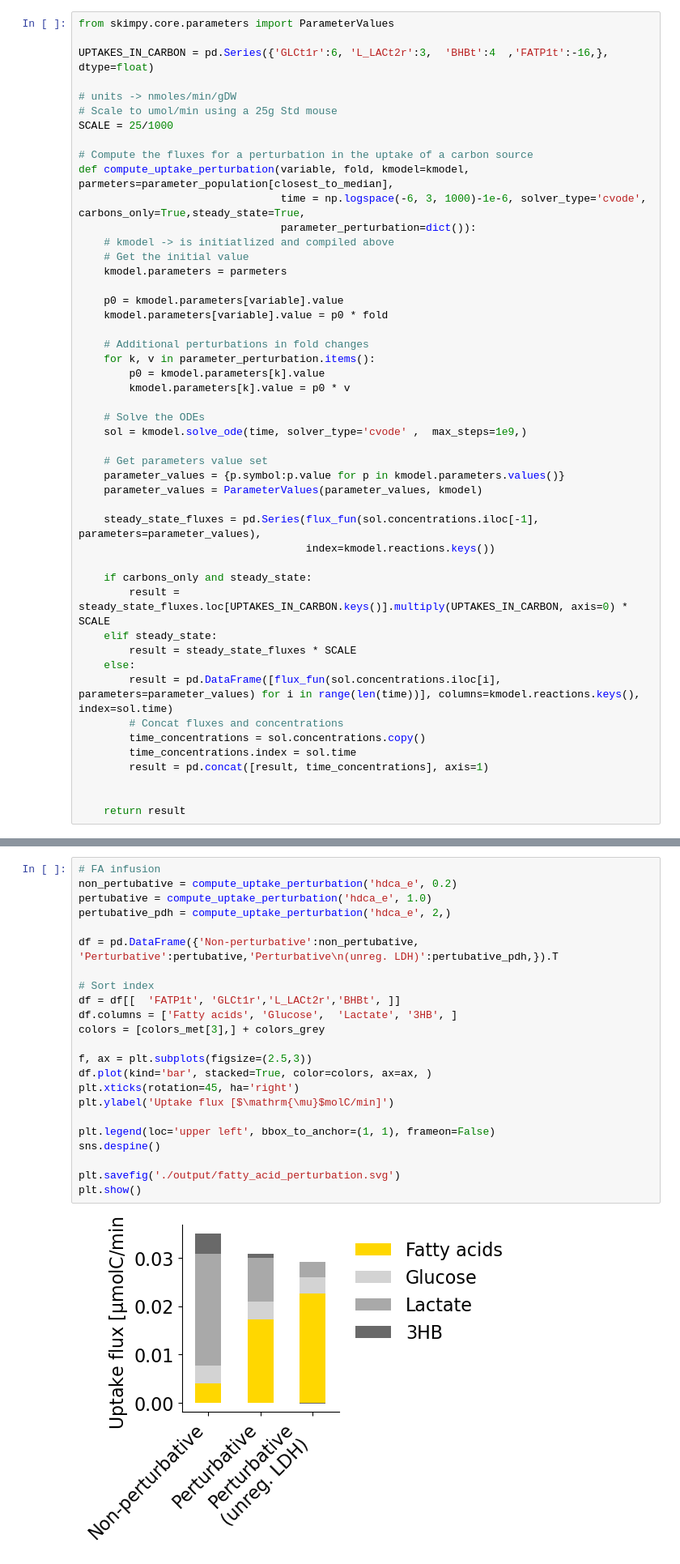
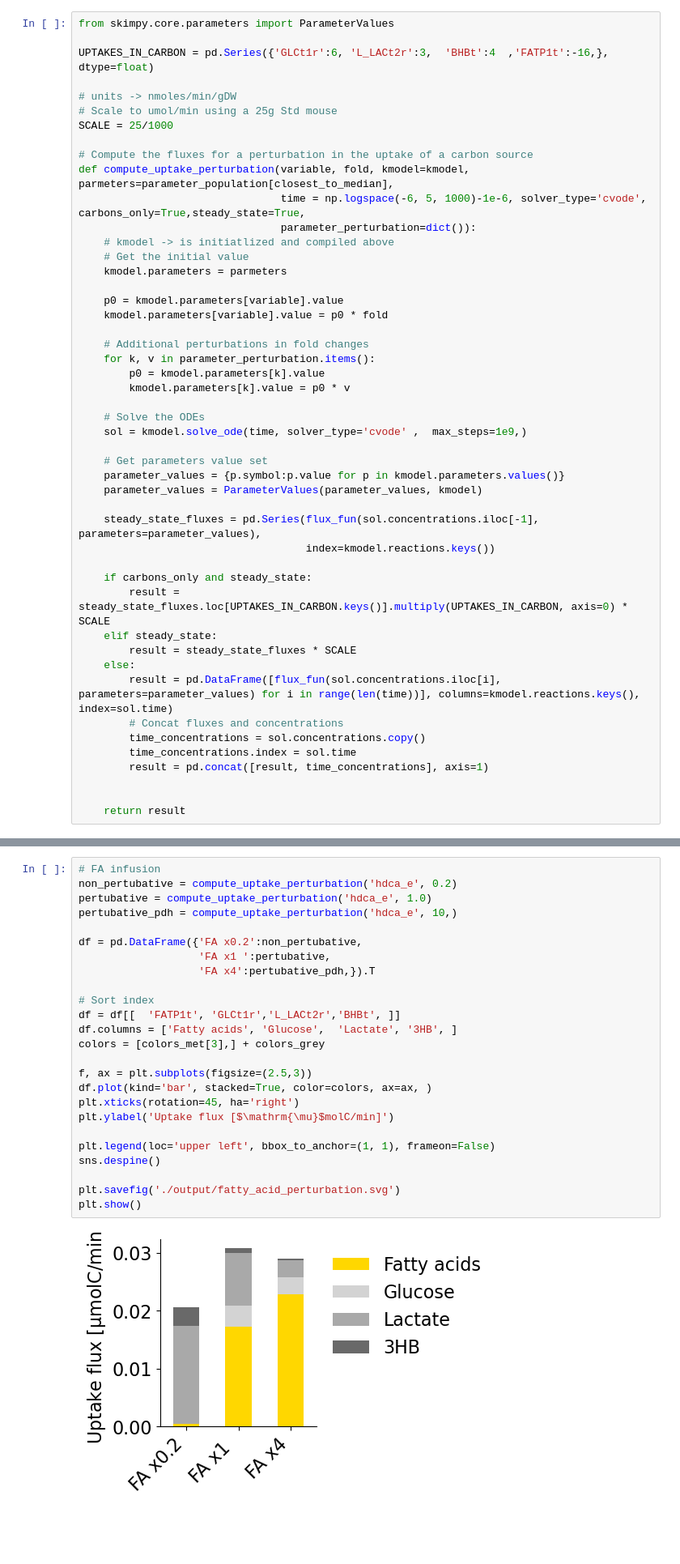
Before and after one commit to weilandtd/competitive_catabolism, a Jupyter notebook: mechanistic_model/control_analysis.ipynb, the cells around one changed output, grey strips where cells are left out. Shown at 81% size. Cells and saved outputs as stored; diff of their text form; blank space fills up the shorter version.

```diff
--- a/mechanistic_model/control_analysis.ipynb
+++ b/mechanistic_model/control_analysis.ipynb
@@ -300,7 +327,7 @@ SCALE = 25/1000
 
 # Compute the fluxes for a perturbation in the uptake of a carbon source
 def compute_uptake_perturbation(variable, fold, kmodel=kmodel, parmeters=parameter_population[closest_to_median],
-                                time = np.logspace(-6, 3, 1000)-1e-6, solver_type='cvode', carbons_only=True,steady_state=True,
+                                time = np.logspace(-6, 5, 1000)-1e-6, solver_type='cvode', carbons_only=True,steady_state=True,
                                 parameter_perturbation=dict()):
     # kmodel -> is initiatlized and compiled above
     # Get the initial value
@@ -429,28 +456,30 @@ plt.show()
 # %%
 # FA infusion
 non_pertubative = compute_uptake_perturbation('hdca_e', 0.2)
 pertubative = compute_uptake_perturbation('hdca_e', 1.0)
-pertubative_pdh = compute_uptake_perturbation('hdca_e', 2,)
+pertubative_pdh = compute_uptake_perturbation('hdca_e', 10,)
 
-df = pd.DataFrame({'Non-perturbative':non_pertubative, 'Perturbative':pertubative,'Perturbative\n(unreg. LDH)':pertubative_pdh,}).T
+df = pd.DataFrame({'FA x0.2':non_pertubative,
+                   'FA x1 ':pertubative,
+                   'FA x4':pertubative_pdh,}).T
 
 # Sort index
 df = df[[  'FATP1t', 'GLCt1r','L_LACt2r','BHBt', ]]
 df.columns = ['Fatty acids', 'Glucose',  'Lactate', '3HB', ]
 colors = [colors_met[3],] + colors_grey
 
 f, ax = plt.subplots(figsize=(2.5,3))
 df.plot(kind='bar', stacked=True, color=colors, ax=ax, )
 plt.xticks(rotation=45, ha='right')
 plt.ylabel('Uptake flux [$\mathrm{\mu}$molC/min]')
 
 plt.legend(loc='upper left', bbox_to_anchor=(1, 1), frameon=False)
 sns.despine()
 
 plt.savefig('./output/fatty_acid_perturbation.svg')
 plt.show()
 # %% [output]
-[figure, old version]
+[figure, new version]
 # %%
 # Energy demand
 
```
Also changed, not shown: parts of 24 cells of this notebook, 11 other files.
